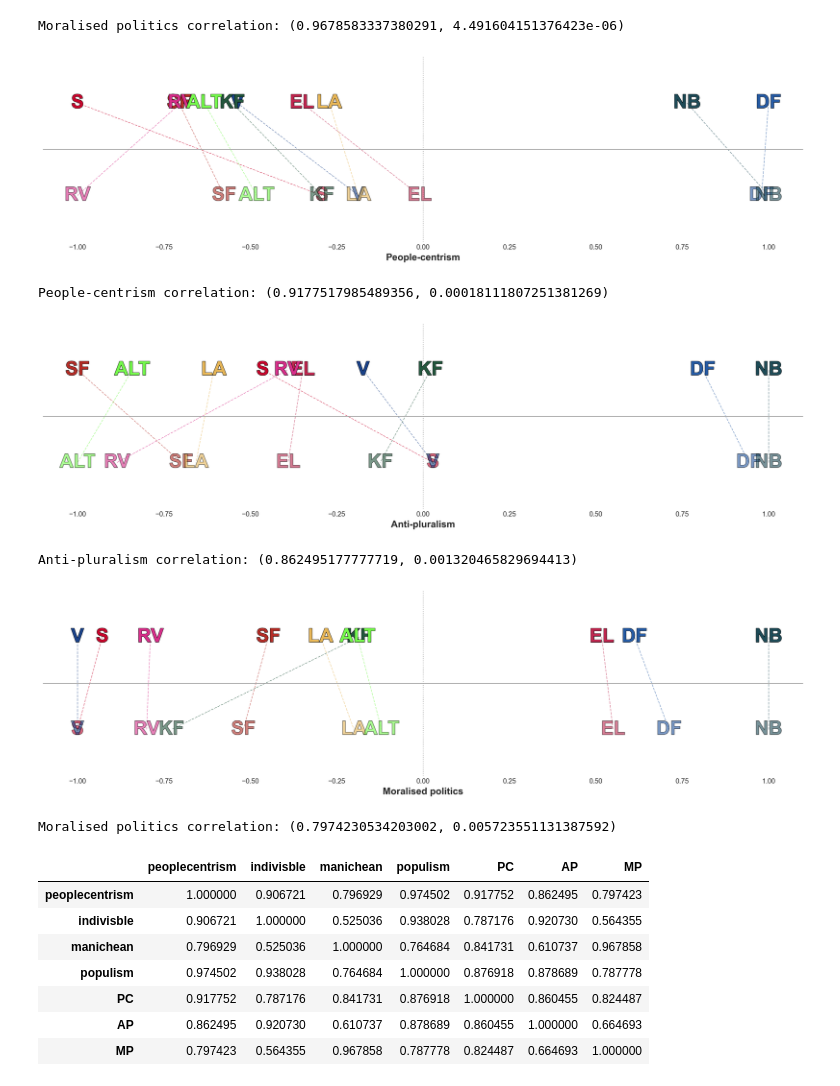
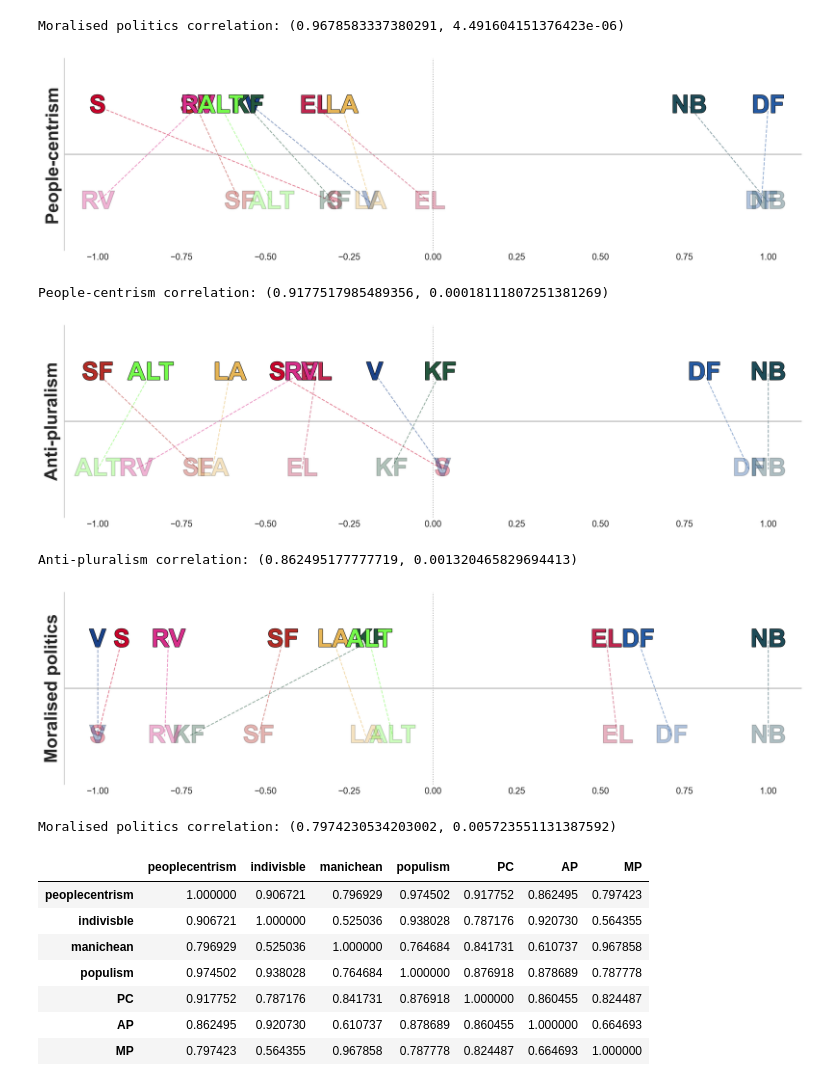
Before and after one commit to paride92/GeneralisedPoliticalScaling, a Jupyter notebook: project_populism.ipynb, the cells around one changed output. Cells and saved outputs as stored; diff of their text form; code cells hidden in the pictures.

```diff
--- a/project_populism.ipynb
+++ b/project_populism.ipynb
@@ -726,12 +726,12 @@ ax.set_zlabel('Moralised politics')
 # ax.set_zlim([0, 0.075])
 
 # Create a scatter plot of the politician embeddings
-xs = embeddings[:,0]
-ys = embeddings[:,1]
-zs = embeddings[:,2]
+xs = normalised_emb[:,0]
+ys = normalised_emb[:,1]
+zs = normalised_emb[:,2]
 ax.scatter(xs, ys, zs, s=50, alpha=0.75, color=party_labels['color'])
 
-for i, embedding in enumerate(embeddings):
+for i, embedding in enumerate(normalised_emb):
     x, y, z = embedding
     ax.text(x, y, z, party_labels.iloc[i]['party'], color='black', size=12)
 
@@ -886,7 +886,7 @@ labels = ['People-centrism', 'Anti-pluralism', 'Moralised politics']
 
 for test_metric, comp_metric, lab in zip(test_metrics, comp_metrics, labels):
 
-    fig = plt.figure(figsize=(20,5))
+    fig = plt.figure(figsize=(15,4))
     ax = fig.add_subplot(111)
     ax.set_ylabel(lab, size = 20, weight = 'bold')
 
@@ -898,39 +898,39 @@ for test_metric, comp_metric, lab in zip(test_metrics, comp_metrics, labels):
         ax.text(df_plot[test_metric][i], .01, txt, ha='center', va='center', fontsize=28, color=df_plot['color'][i], alpha=1, weight='bold', path_effects=[pe.withStroke(linewidth=1, foreground='black', alpha=1)])
 
     # # add party labels
     for i, txt in enumerate(df_plot['party']):
-        ax.text(df_plot[comp_metric][i], -.01, txt, ha='center', va='center', fontsize=28, color=df_plot['color'][i], alpha=.2, weight='bold', path_effects=[pe.withStroke(linewidth=1, foreground='black', alpha=.5)])
+        ax.text(df_plot[comp_metric][i], -.01, txt, ha='center', va='center', fontsize=28, color=df_plot['color'][i], alpha=.2, weight='bold', path_effects=[pe.withStroke(linewidth=1, foreground='black', alpha=.2)])
 
     # for i, txt in enumerate(df_test['party']):
     #     ax.text(rescale(df_test['V4_scale'])[i], rescale(df_test['value'])[i], txt, ha='center', va='center', fontsize=12, color=df_test['color'][i], alpha=1, weight='bold', path_effects=[pe.withStroke(linewidth=2, foreground='black', alpha=1)])
 
     # draw line segment between pos and eu_avg for each party
     for i in range(len(df_plot)):
         ax.plot([df_plot[test_metric][i], df_plot[comp_metric][i]], [0.01, -0.01], color=df_plot['color'][i], alpha=.5, linewidth=1, linestyle='--')
 
     # add vline to plot
     ax.axvline(x=0, color='darkgrey', linestyle=':', linewidth=1)
     ax.axhline(y=0, color='darkgrey', linestyle='-', linewidth=1)
 
-for spine in list(ax.spines.values())[1:]:
-    spine.set_visible(False)
+    for spine in list(ax.spines.values())[1:]:
+        spine.set_visible(False)
 
     ax.set_yticks([])
     ax.grid(False)
 
     # set ylim
     ax.set_ylim(-0.02, 0.02)
 
     # Show the plot
     plt.show()
 
     print(f'{lab} correlation:', pearsonr(df_plot[test_metric], df_plot[PC_comp]))
 # %% [output]
-[figure, old version]
+[figure, new version]
 People-centrism correlation: (0.9177517985489356, 0.00018111807251381269)
-[figure, old version]
+[figure, new version]
 Anti-pluralism correlation: (0.862495177777719, 0.001320465829694413)
-[figure, old version]
+[figure, new version]
 Moralised politics correlation: (0.7974230534203002, 0.005723551131387592)
 # %%
 # plot the correlation matrix
```
Also changed, not shown: parts of 8 cells of this notebook, 4 other files.
